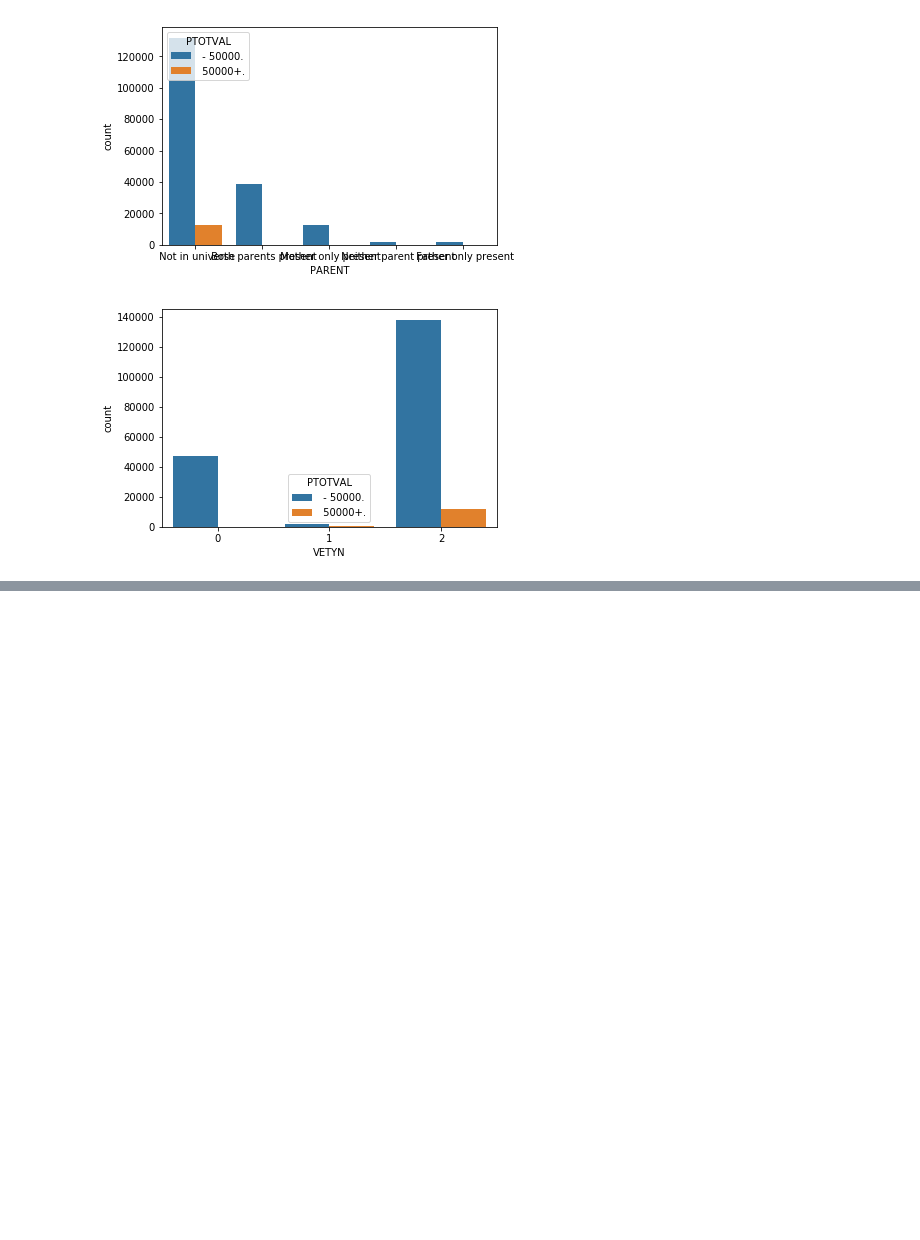
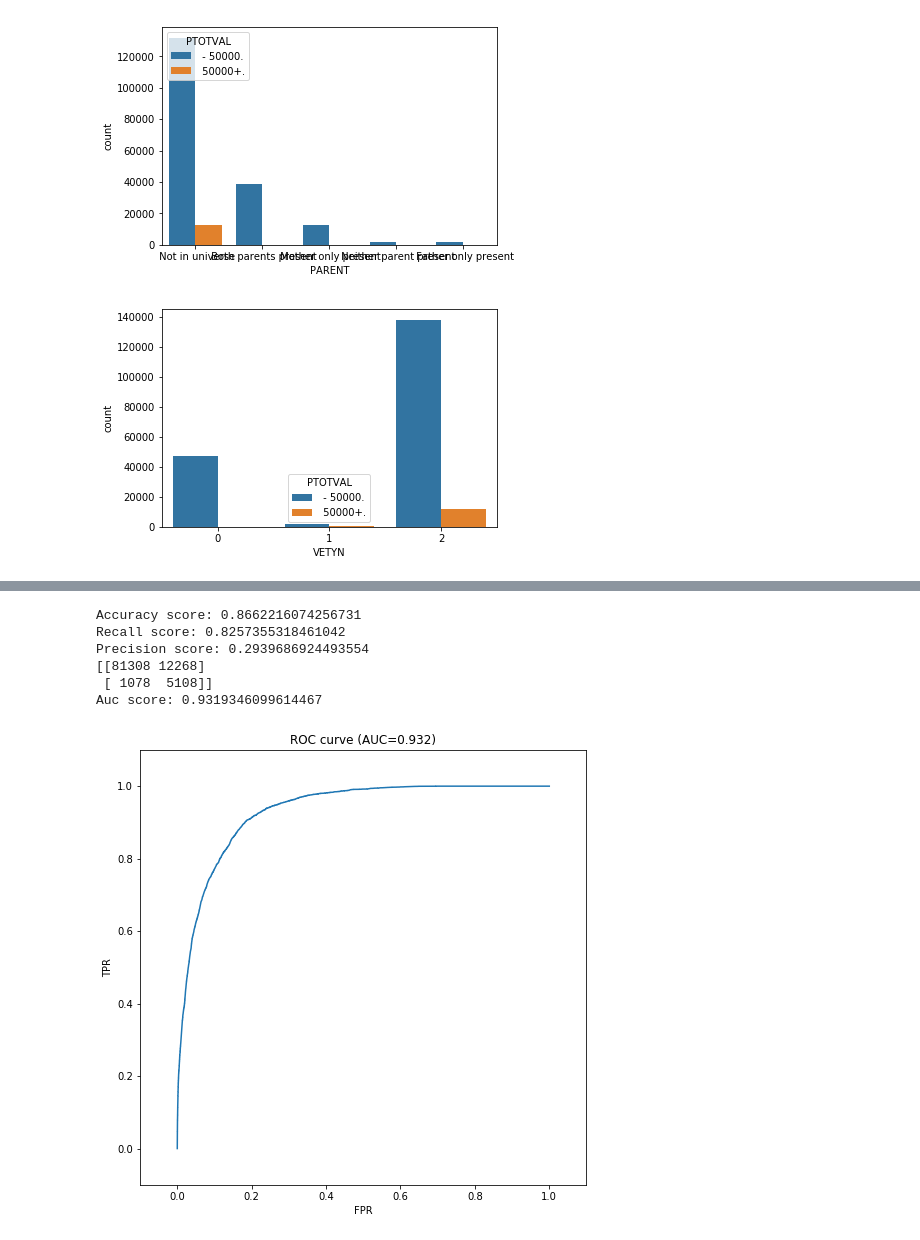
Before and after one commit to nAnna519/python_tasks, a Jupyter notebook: census_income/census-income.ipynb, the cells around one changed output, grey strips where cells are left out. Drawn from its saved outputs; the diff is of its cells as text; code cells hidden in the pictures; blank space fills up the shorter version.

```diff
--- a/census_income/census-income.ipynb
+++ b/census_income/census-income.ipynb
@@ -210,0 +249,13 @@ pl.show()
+# %%
+from sklearn.ensemble import RandomForestClassifier
+
+forest_tree = RandomForestClassifier(n_estimators=500, min_samples_leaf=5, max_depth=9, n_jobs=-1, random_state=42)
+train_predict_model(forest_tree, X_train, y_train, X_test, y_test)
+# %% [output]
+Accuracy score: 0.8662216074256731
+Recall score: 0.8257355318461042
+Precision score: 0.2939686924493554
+[[81308 12268]
+ [ 1078  5108]]
+Auc score: 0.9319346099614467
+[figure, added]
```
Also changed, not shown: parts of 18 cells of this notebook.
